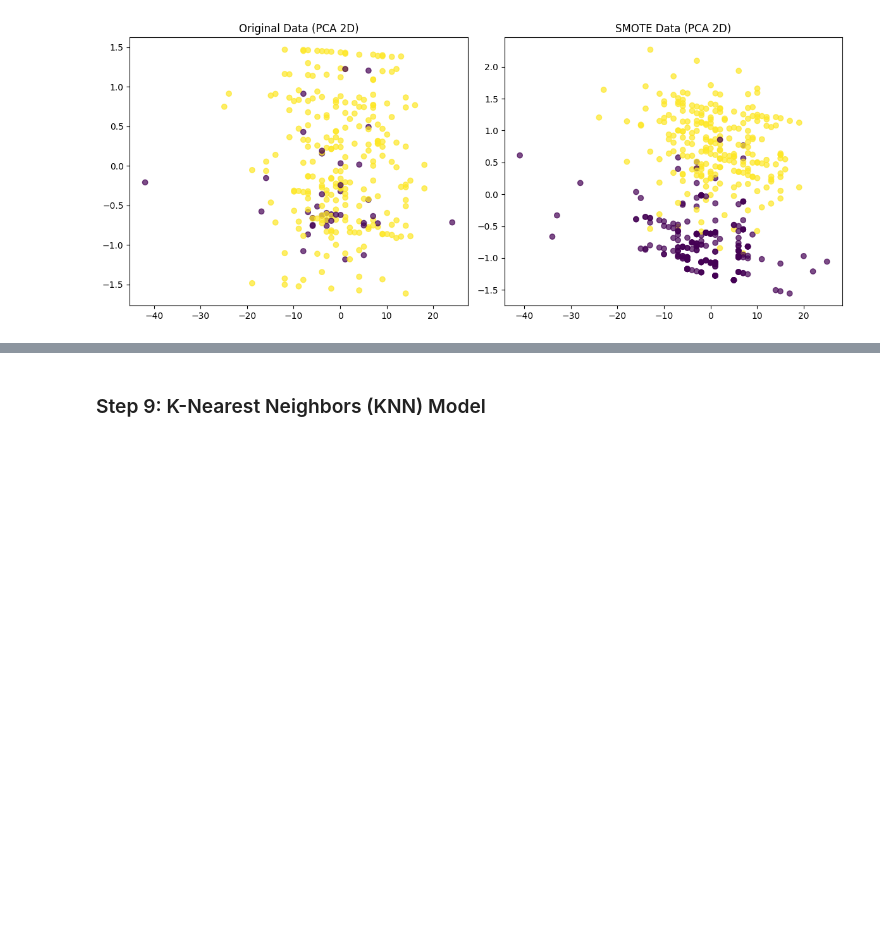
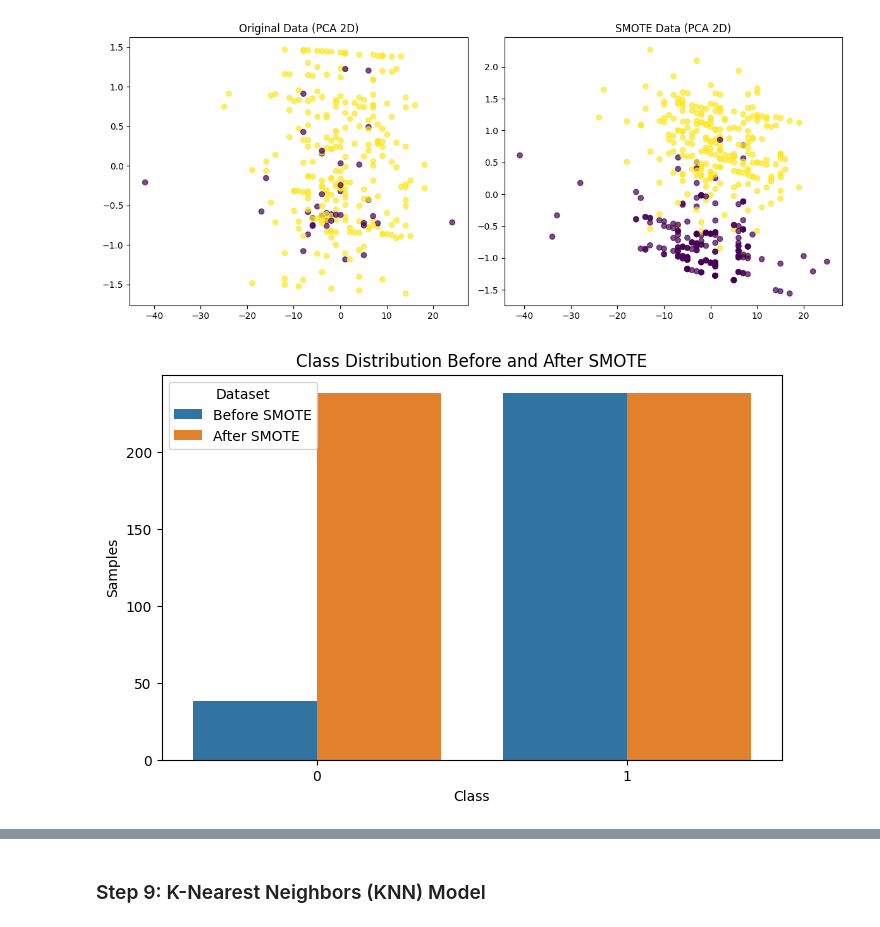
Before and after one commit to casualdoto/labs_seminars_SPBSTU, a Jupyter notebook: ml/SVM_KNN_models.ipynb, the cells around one changed output, grey strips where cells are left out. Saved outputs shown, nothing was run; the diff lists cells and outputs as text; code cells hidden in the pictures; blank space fills up the shorter version.

```diff
--- a/ml/SVM_KNN_models.ipynb
+++ b/ml/SVM_KNN_models.ipynb
@@ -309,3 +311,25 @@ plt.tight_layout()
 plt.show()
 # %% [output]
 [figure]
+# %%
+# Convert y before SMOTE to DataFrame for consistency
+df_before = pd.DataFrame({'LUNG_CANCER': y})
+df_before['Dataset'] = 'Before SMOTE'  # Label before SMOTE data
+
+# Convert y after SMOTE to DataFrame
+df_after = pd.DataFrame({'LUNG_CANCER': y_resampled})
+df_after['Dataset'] = 'After SMOTE'  # Label after SMOTE data
+
+# Combine both datasets
+df_combined = pd.concat([df_before, df_after], ignore_index=True)
+
+# Plot class distributions using seaborn with hue
+plt.figure(figsize=(8, 5))
+sns.countplot(x='LUNG_CANCER', hue='Dataset', data=df_combined)
+plt.title('Class Distribution Before and After SMOTE')
+plt.ylabel('Samples')
+plt.xlabel('Class')
+plt.legend(title="Dataset")
+plt.show()
+# %% [output]
+[figure, added]
```
Also changed, not shown: parts of 3 cells of this notebook.
